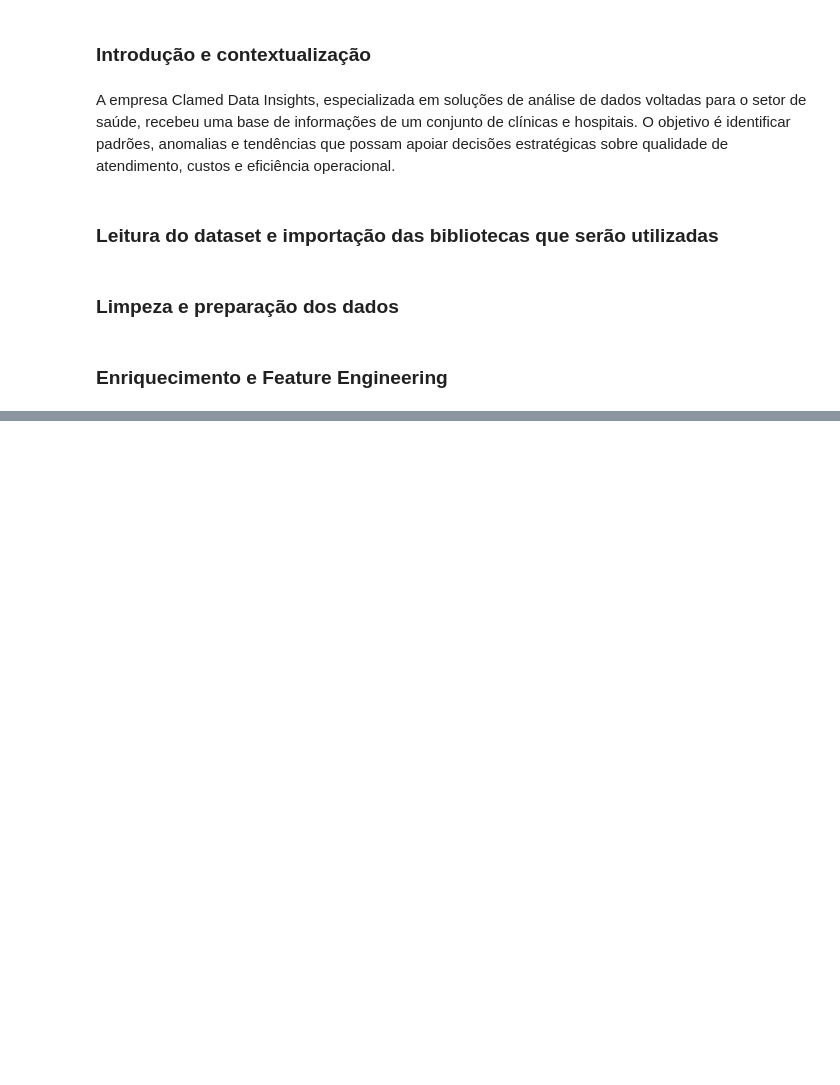
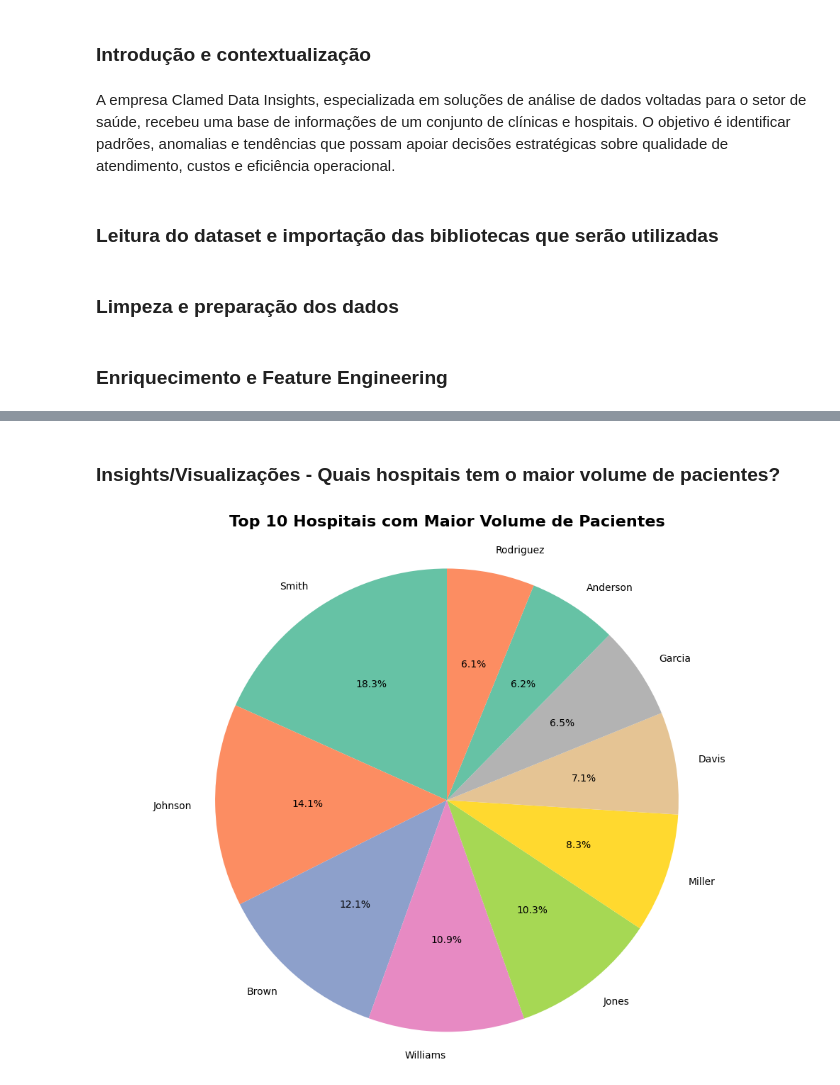
Before and after one commit to augustocosta-17/analise-de-dados-devinhouse, a Jupyter notebook: modulo_01_programacao_e_modelagem_de_dados/Mini Projeto/mini_projeto_clamed.ipynb, the cells around one changed output, grey strips where cells are left out. Cells and saved outputs as stored; diff of their text form; code cells hidden in the pictures; blank space fills up the shorter version.

```diff
--- a/modulo_01_programacao_e_modelagem_de_dados/Mini Projeto/mini_projeto_clamed.ipynb
+++ b/modulo_01_programacao_e_modelagem_de_dados/Mini Projeto/mini_projeto_clamed.ipynb
@@ -90,0 +175,19 @@ df_dataset.head()
+# %% [markdown]
+### **Insights/Visualizações - Quais hospitais tem o maior volume de pacientes?**
+# %%
+# Selecionando apenas o top 10
+top_10_hospitals = patients_by_hospital.head(10)
+
+# Visualizando o top 10 hospitais com maior volume de pacientes
+plt.figure(figsize=(10, 8))
+plt.pie(top_10_hospitals.values,
+        labels=top_10_hospitals.index,
+        autopct='%1.1f%%',
+        startangle=90,
+        colors=sns.color_palette('Set2', 10))
+plt.title('Top 10 Hospitais com Maior Volume de Pacientes', fontsize=16, fontweight='bold', pad=20)
+plt.axis('equal')
+plt.tight_layout()
+plt.show()
+# %% [output]
+[figure, added]
```
Also changed, not shown: parts of 10 cells of this notebook, 1 other file.
